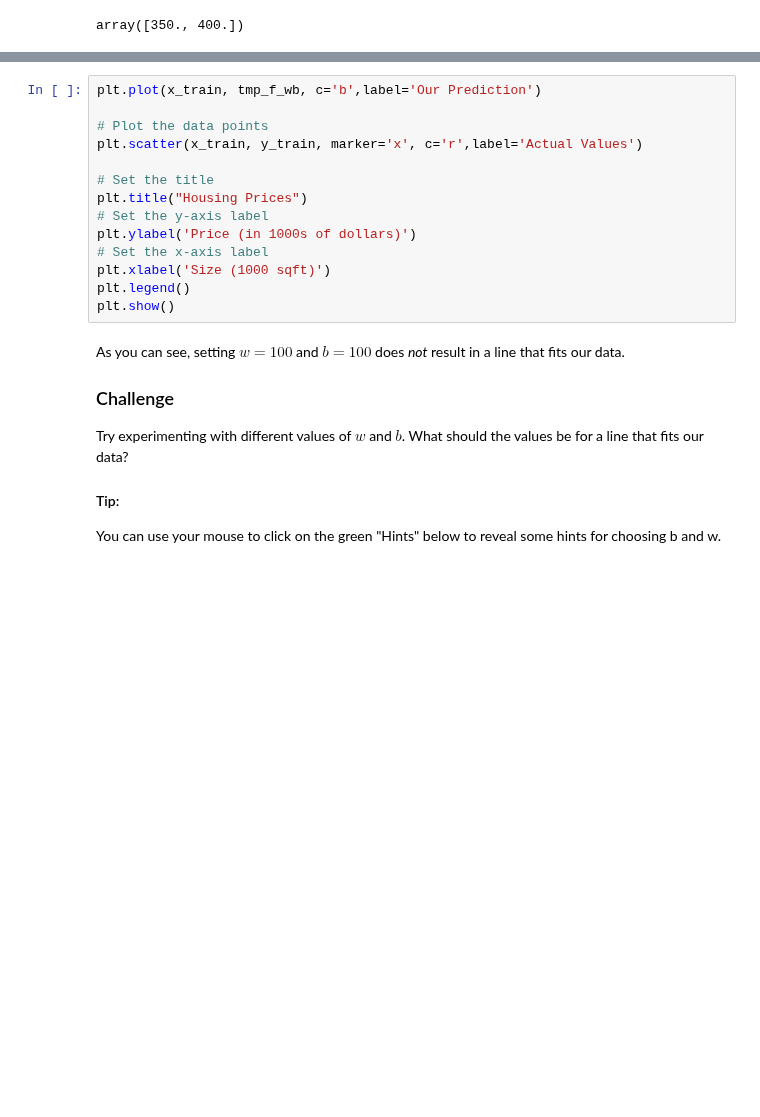
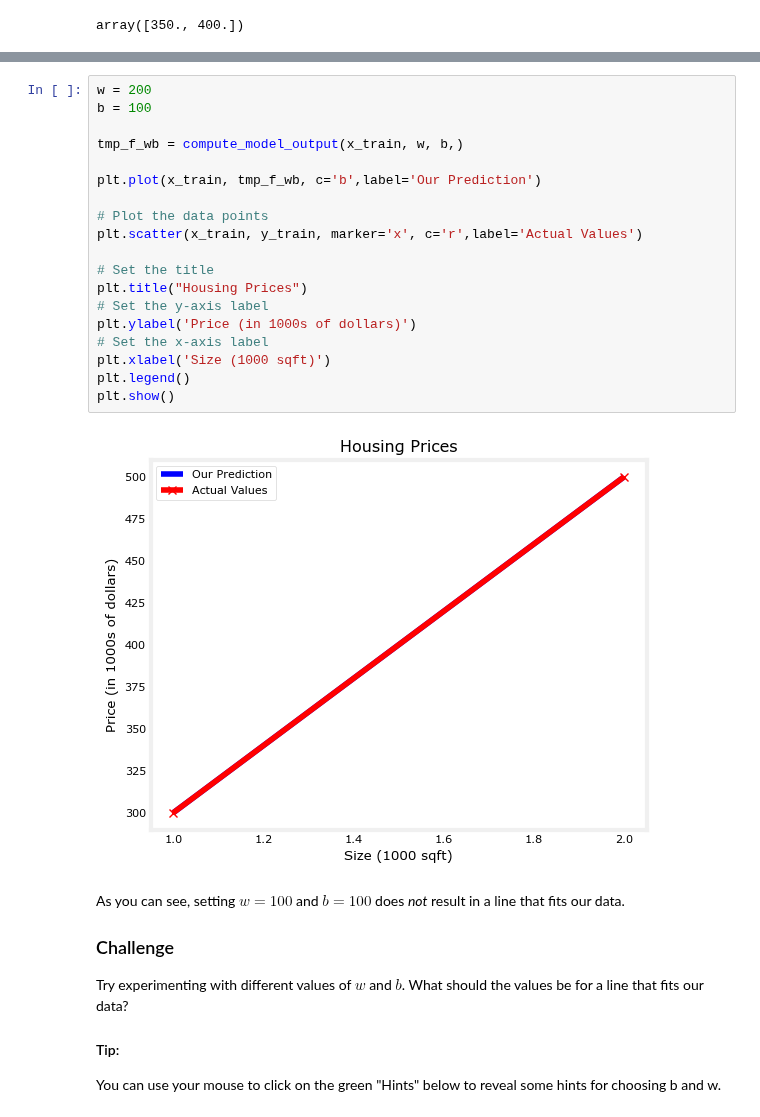
Before and after one commit to AidenHadisi/courses, a Jupyter notebook: Machine Learning/3. Lab.ipynb, the cells around one changed output, grey strips where cells are left out. Saved outputs shown, nothing was run; the diff lists cells and outputs as text; blank space fills up the shorter version.

```diff
--- a/Machine Learning/3. Lab.ipynb
+++ b/Machine Learning/3. Lab.ipynb
@@ -187,17 +187,24 @@ plt.show()
 # %%
+w = 200
+b = 100
+
+tmp_f_wb = compute_model_output(x_train, w, b,)
+
 plt.plot(x_train, tmp_f_wb, c='b',label='Our Prediction')
 
 # Plot the data points
 plt.scatter(x_train, y_train, marker='x', c='r',label='Actual Values')
 
 # Set the title
 plt.title("Housing Prices")
 # Set the y-axis label
 plt.ylabel('Price (in 1000s of dollars)')
 # Set the x-axis label
 plt.xlabel('Size (1000 sqft)')
 plt.legend()
 plt.show()
+# %% [output]
+[figure, added]
 # %% [markdown]
 As you can see, setting $w = 100$ and $b = 100$ does *not* result in a line that fits our data.
 
```
Also changed, not shown: parts of 1 cell of this notebook, 1 other file.
